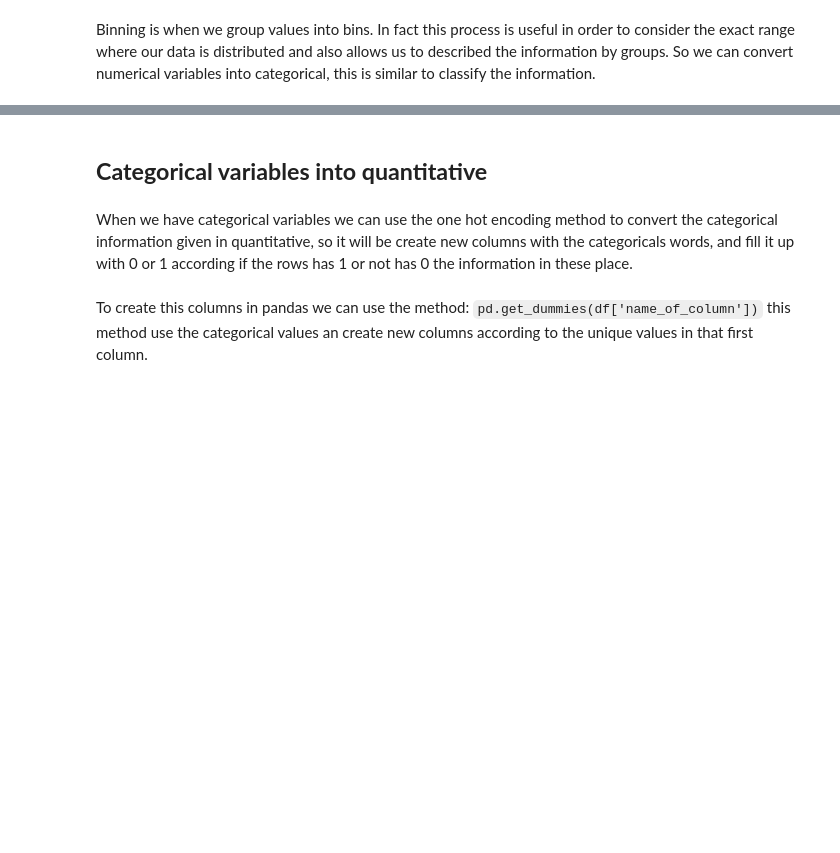
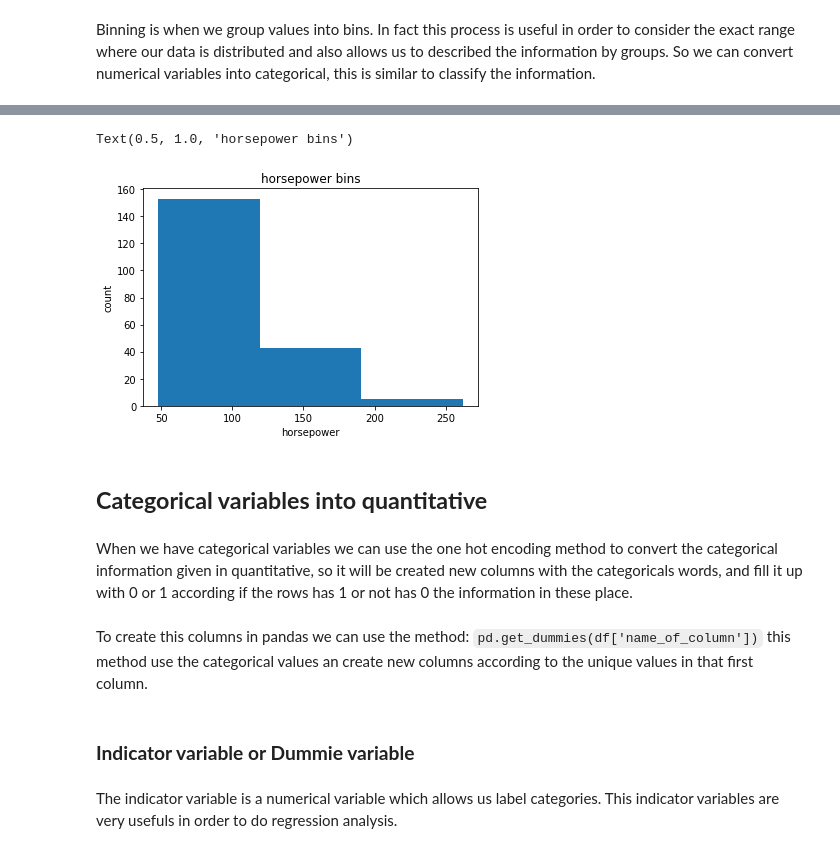
Before and after one commit to ajrianop/Data-Science-with-Python, a Jupyter notebook: ComputingLibrariesPython.ipynb, the cells around one changed output, grey strips where cells are left out. Drawn from its saved outputs; the diff is of its cells as text; code cells hidden in the pictures; blank space fills up the shorter version.

```diff
--- a/ComputingLibrariesPython.ipynb
+++ b/ComputingLibrariesPython.ipynb
@@ -524,8 +716,23 @@ $\sigma$ : standard deviation<br>
+# %%
+#Histogram
+plt.pyplot.hist(norWithoutNullAuto["horsepower"], bins = 3)
+
+# set x/y labels and plot title
+plt.pyplot.xlabel("horsepower")
+plt.pyplot.ylabel("count")
+plt.pyplot.title("horsepower bins")
+# %% [output]
+Text(0.5, 1.0, 'horsepower bins')
+[figure, added]
 # %% [markdown]
 ## **Categorical variables into quantitative**
 # %% [markdown]
-When we have categorical variables we can use the one hot encoding method to convert the categorical information given in quantitative, so it will be create new columns with the categoricals words, and fill it up with 0 or 1 according if the rows has 1 or not has 0 the information in these place.
+When we have categorical variables we can use the one hot encoding method to convert the categorical information given in quantitative, so it will be created new columns with the categoricals words, and fill it up with 0 or 1 according if the rows has 1 or not has 0 the information in these place.
 # %% [markdown]
 To create this columns in pandas we can use the method:
 `pd.get_dummies(df['name_of_column'])`
 this method use the categorical values an create new columns according to the unique values in that first column.
+# %% [markdown]
+### **Indicator variable or Dummie variable**
+# %% [markdown]
+The indicator variable is a numerical variable which allows us label categories. This indicator variables are very usefuls in order to do regression analysis.
```
Also changed, not shown: parts of 37 cells of this notebook.
